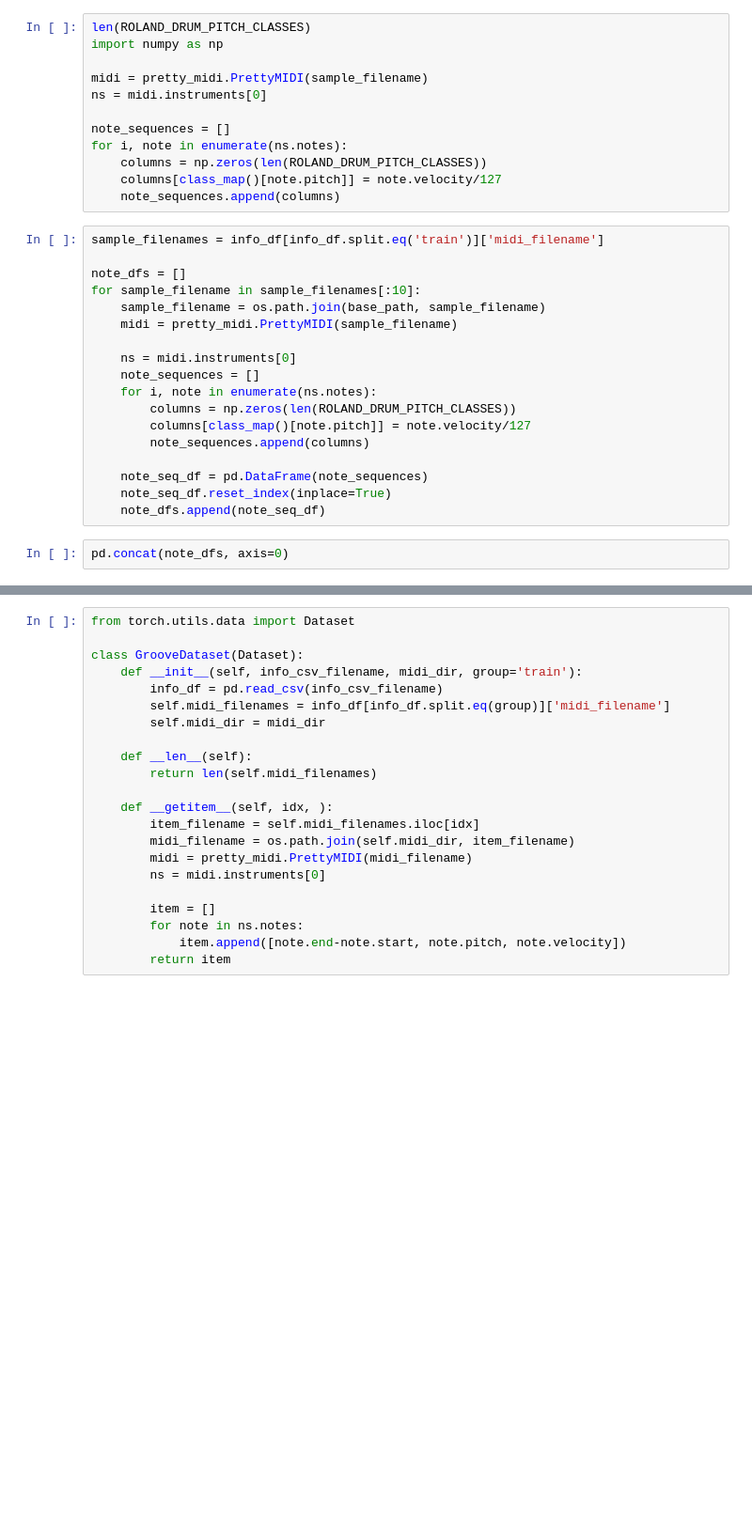
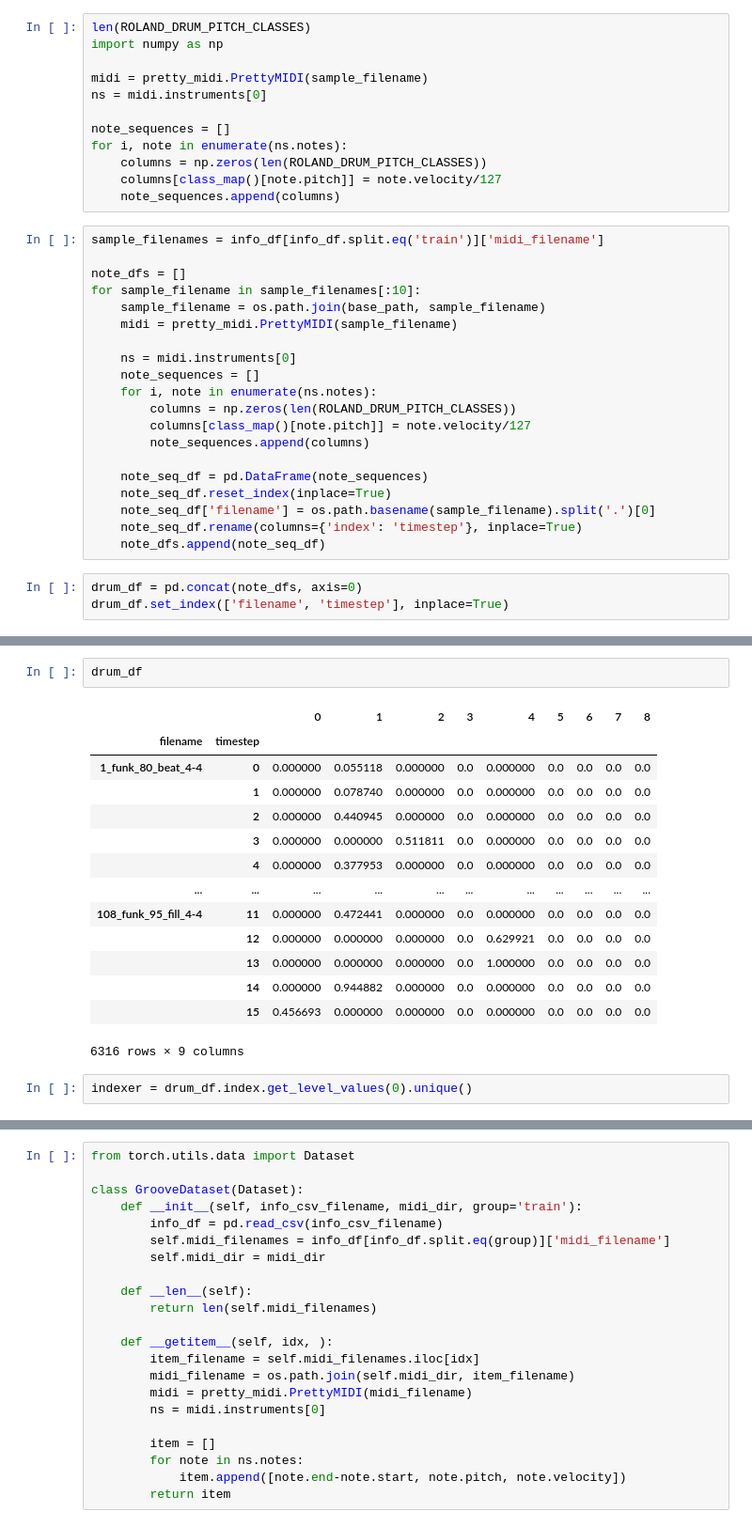
Before and after one commit to rimiiii/yullab, a Jupyter notebook: notebooks/music_playground.ipynb, the cells around one changed output, grey strips where cells are left out. Shown at 94% size. Drawn from its saved outputs; the diff is of its cells as text; blank space fills up the shorter version.

```diff
--- a/notebooks/music_playground.ipynb
+++ b/notebooks/music_playground.ipynb
@@ -145,6 +148,9 @@ for sample_filename in sample_filenames[:10]:
 
     note_seq_df = pd.DataFrame(note_sequences)
     note_seq_df.reset_index(inplace=True)
+    note_seq_df['filename'] = os.path.basename(sample_filename).split('.')[0]
+    note_seq_df.rename(columns={'index': 'timestep'}, inplace=True)
     note_dfs.append(note_seq_df)
 # %%
-pd.concat(note_dfs, axis=0)
+drum_df = pd.concat(note_dfs, axis=0)
+drum_df.set_index(['filename', 'timestep'], inplace=True)
@@ -164,0 +187,19 @@ pd.concat(note_dfs, axis=0)
+# %%
+drum_df
+# %% [output]
+|  |  | 0 | 1 | 2 | 3 | 4 | 5 | 6 | 7 | 8 |
+| filename | timestep |  |  |  |  |  |  |  |  |  |
+| 1_funk_80_beat_4-4 | 0 | 0.000000 | 0.055118 | 0.000000 | 0.0 | 0.000000 | 0.0 | 0.0 | 0.0 | 0.0 |
+|  | 1 | 0.000000 | 0.078740 | 0.000000 | 0.0 | 0.000000 | 0.0 | 0.0 | 0.0 | 0.0 |
+|  | 2 | 0.000000 | 0.440945 | 0.000000 | 0.0 | 0.000000 | 0.0 | 0.0 | 0.0 | 0.0 |
+|  | 3 | 0.000000 | 0.000000 | 0.511811 | 0.0 | 0.000000 | 0.0 | 0.0 | 0.0 | 0.0 |
+|  | 4 | 0.000000 | 0.377953 | 0.000000 | 0.0 | 0.000000 | 0.0 | 0.0 | 0.0 | 0.0 |
+| ... | ... | ... | ... | ... | ... | ... | ... | ... | ... | ... |
+| 108_funk_95_fill_4-4 | 11 | 0.000000 | 0.472441 | 0.000000 | 0.0 | 0.000000 | 0.0 | 0.0 | 0.0 | 0.0 |
+|  | 12 | 0.000000 | 0.000000 | 0.000000 | 0.0 | 0.629921 | 0.0 | 0.0 | 0.0 | 0.0 |
+|  | 13 | 0.000000 | 0.000000 | 0.000000 | 0.0 | 1.000000 | 0.0 | 0.0 | 0.0 | 0.0 |
+|  | 14 | 0.000000 | 0.944882 | 0.000000 | 0.0 | 0.000000 | 0.0 | 0.0 | 0.0 | 0.0 |
+|  | 15 | 0.456693 | 0.000000 | 0.000000 | 0.0 | 0.000000 | 0.0 | 0.0 | 0.0 | 0.0 |
+6316 rows × 9 columns
+# %%
+indexer = drum_df.index.get_level_values(0).unique()
```
Also changed, not shown: parts of 8 cells of this notebook.
